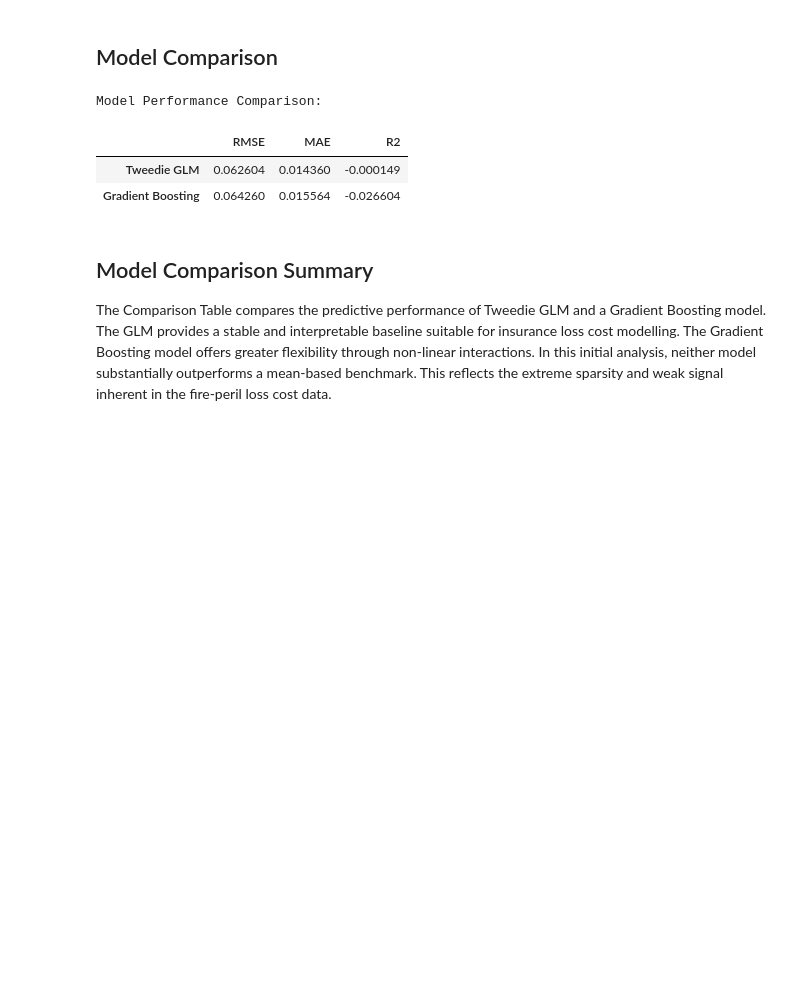
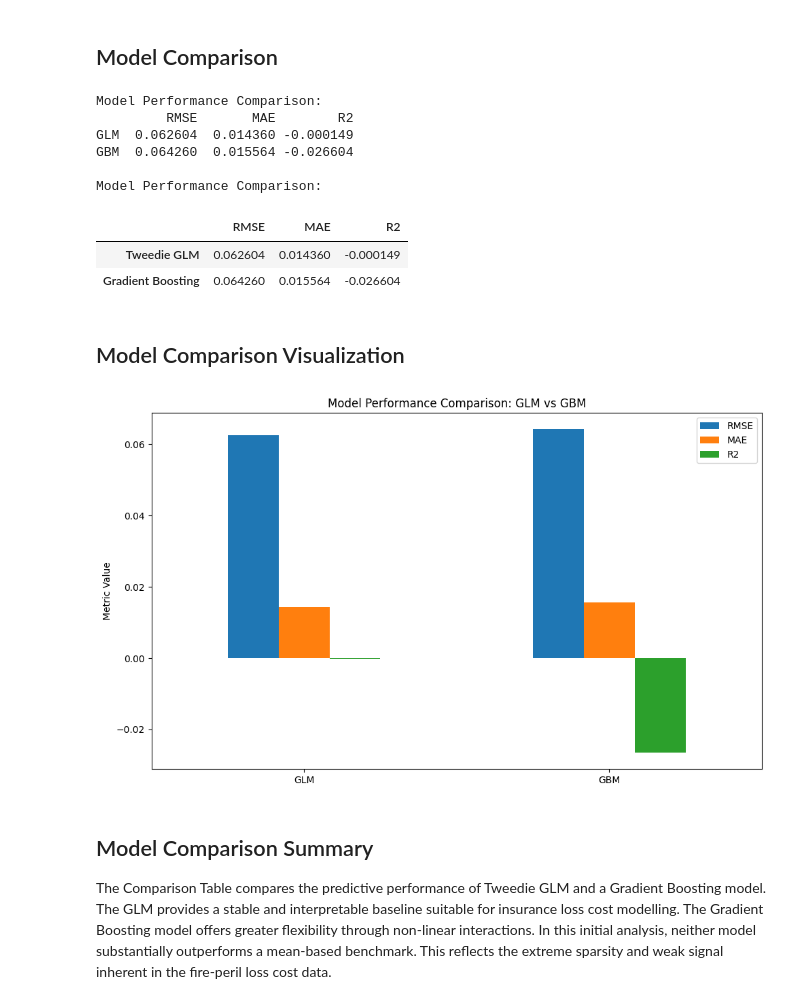
Before and after one commit to uni-Deb7943/TMU-CIND820, a Jupyter notebook: notebooks/05_Model_Comparison.ipynb, the cells around one changed output. Cells and saved outputs as stored; diff of their text form; code cells hidden in the pictures; blank space fills up the shorter version.

Commit message:
Add comparison graph

```diff
--- a/notebooks/05_Model_Comparison.ipynb
+++ b/notebooks/05_Model_Comparison.ipynb
@@ -243,6 +243,18 @@ gbm_metrics = predict_and_evaluate(gbm_pipeline, X_test, y_test)
 # Create Comparison Table of Model Performance
 # ======================================================
 
+results = pd.DataFrame.from_dict(
+    {
+        'GLM': glm_metrics,
+        'GBM': gbm_metrics
+    },
+    orient='index'
+)
+
+print("\nModel Performance Comparison:")
+print(results)
+
+# Create a more visually appealing comparison table
 comparison_table = pd.DataFrame.from_dict(
     {
         'Tweedie GLM': glm_metrics,
@@ -255,9 +267,29 @@ print("\nModel Performance Comparison:")
 comparison_table
 # %% [output]
 Model Performance Comparison:
+         RMSE       MAE        R2
+GLM  0.062604  0.014360 -0.000149
+GBM  0.064260  0.015564 -0.026604
+
+Model Performance Comparison:
 |  | RMSE | MAE | R2 |
 | Tweedie GLM | 0.062604 | 0.014360 | -0.000149 |
 | Gradient Boosting | 0.064260 | 0.015564 | -0.026604 |
+# %% [markdown]
+## Model Comparison Visualization
+# %%
+# ======================================================
+# Visualize the performance comparison
+# ======================================================
+
+ax = results.plot(kind='bar', figsize=(10, 6), rot=0)
+ax.set_title('Model Performance Comparison: GLM vs GBM')
+ax.set_ylabel('Metric Value')
+ax.legend(loc='upper right')
+plt.tight_layout()
+plt.show()
+# %% [output]
+[figure, added]
 # %% [markdown]
 ## Model Comparison Summary
 
```
